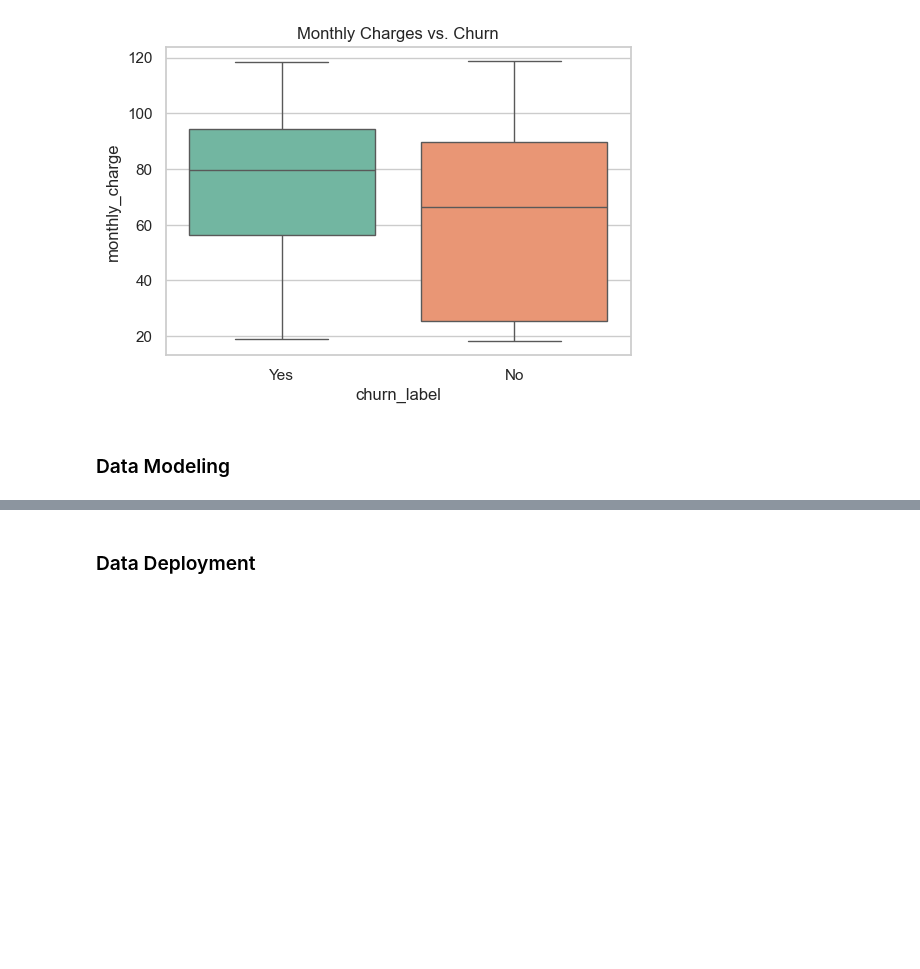
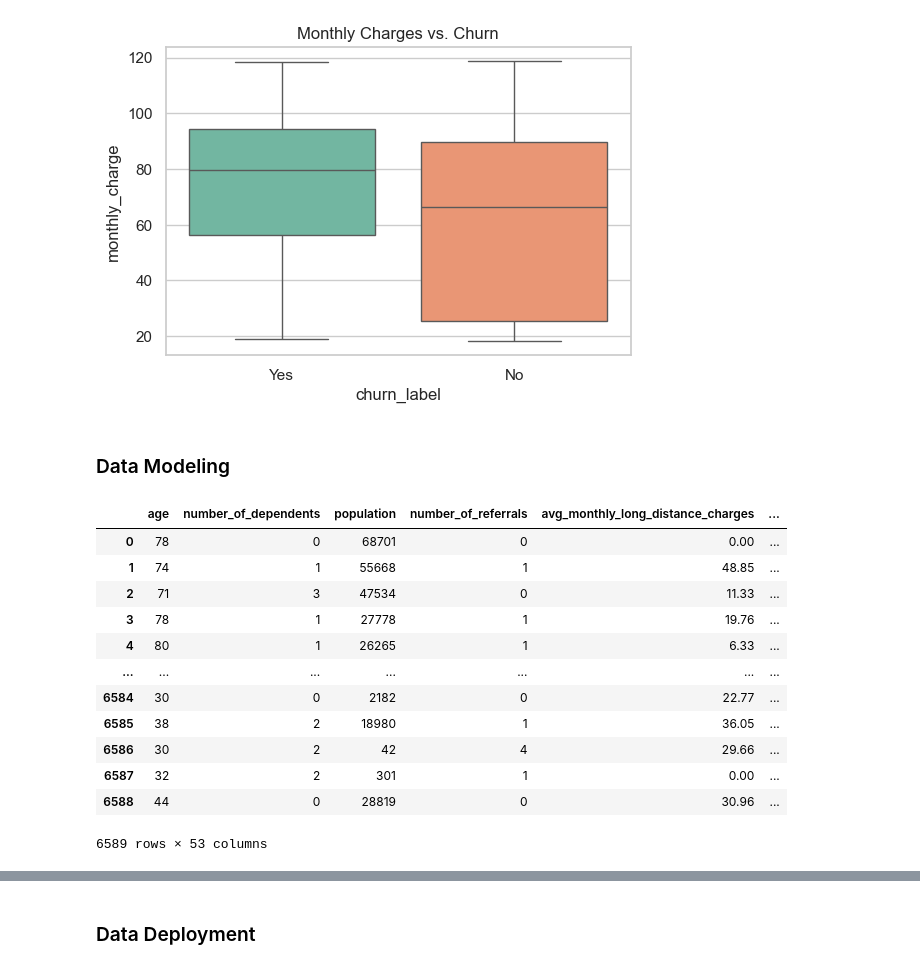
Before and after one commit to COny7897/Data_analytics, a Jupyter notebook: notebook.ipynb, the cells around one changed output, grey strips where cells are left out. Cells and saved outputs as stored; diff of their text form; code cells hidden in the pictures; blank space fills up the shorter version.

```diff
--- a/notebook.ipynb
+++ b/notebook.ipynb
@@ -335,3 +338,19 @@ plt.show()
 [figure]
 # %% [markdown]
 ### Data Modeling
+# %%
+merge_df
+# %% [output]
+|  | age | number_of_dependents | population | number_of_referrals | avg_monthly_long_distance_charges | ... |
+| 0 | 78 | 0 | 68701 | 0 | 0.00 | ... |
+| 1 | 74 | 1 | 55668 | 1 | 48.85 | ... |
+| 2 | 71 | 3 | 47534 | 0 | 11.33 | ... |
+| 3 | 78 | 1 | 27778 | 1 | 19.76 | ... |
+| 4 | 80 | 1 | 26265 | 1 | 6.33 | ... |
+| ... | ... | ... | ... | ... | ... | ... |
+| 6584 | 30 | 0 | 2182 | 0 | 22.77 | ... |
+| 6585 | 38 | 2 | 18980 | 1 | 36.05 | ... |
+| 6586 | 30 | 2 | 42 | 4 | 29.66 | ... |
+| 6587 | 32 | 2 | 301 | 1 | 0.00 | ... |
+| 6588 | 44 | 0 | 28819 | 0 | 30.96 | ... |
+6589 rows × 53 columns
```
Also changed, not shown: parts of 24 cells of this notebook.
